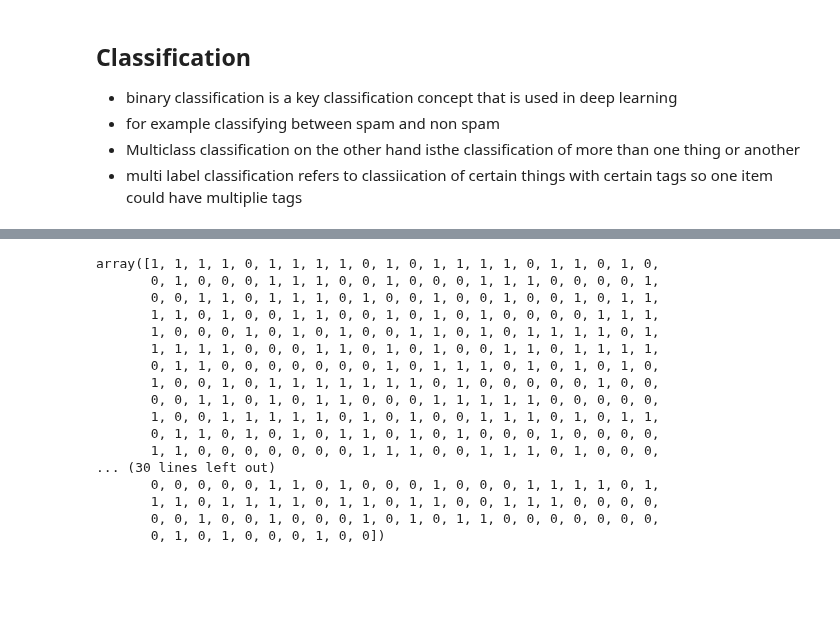
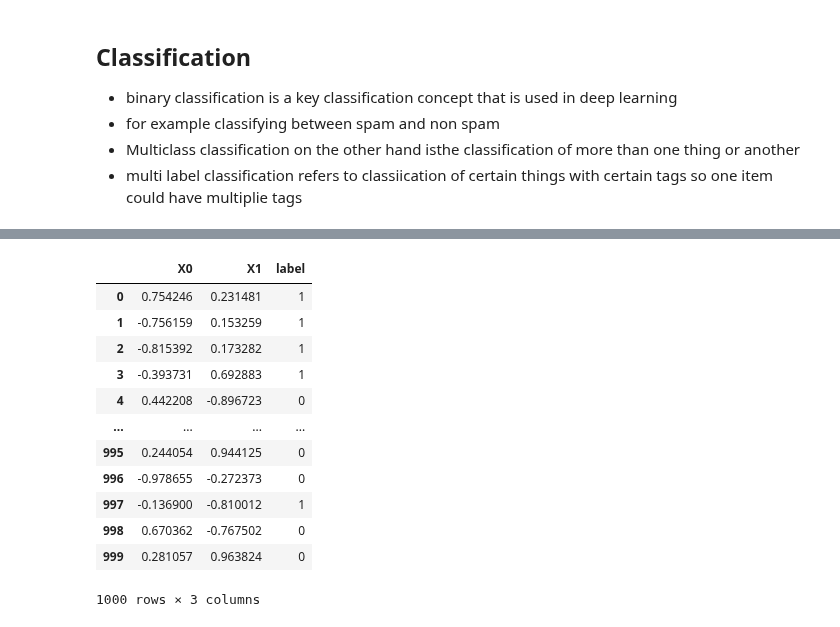
Before and after one commit to Janadhi14/tensorflow-test, a Jupyter notebook: Classification.ipynb, the cells around one changed output, grey strips where cells are left out. Cells and saved outputs as stored; diff of their text form; code cells hidden in the pictures; blank space fills up the shorter version.

```diff
--- a/Classification.ipynb
+++ b/Classification.ipynb
@@ -37,20 +44,0 @@ array([[ 0.75424625,  0.23148074],
-# %%
-y
-# %% [output]
-array([1, 1, 1, 1, 0, 1, 1, 1, 1, 0, 1, 0, 1, 1, 1, 1, 0, 1, 1, 0, 1, 0,
-       0, 1, 0, 0, 0, 1, 1, 1, 0, 0, 1, 0, 0, 0, 1, 1, 1, 0, 0, 0, 0, 1,
-       0, 0, 1, 1, 0, 1, 1, 1, 0, 1, 0, 0, 1, 0, 0, 1, 0, 0, 1, 0, 1, 1,
-       1, 1, 0, 1, 0, 0, 1, 1, 0, 0, 1, 0, 1, 0, 1, 0, 0, 0, 0, 1, 1, 1,
-       1, 0, 0, 0, 1, 0, 1, 0, 1, 0, 0, 1, 1, 0, 1, 0, 1, 1, 1, 1, 0, 1,
-       1, 1, 1, 1, 0, 0, 0, 1, 1, 0, 1, 0, 1, 0, 0, 1, 1, 0, 1, 1, 1, 1,
-       0, 1, 1, 0, 0, 0, 0, 0, 0, 0, 1, 0, 1, 1, 1, 0, 1, 0, 1, 0, 1, 0,
-       1, 0, 0, 1, 0, 1, 1, 1, 1, 1, 1, 1, 0, 1, 0, 0, 0, 0, 0, 1, 0, 0,
-       0, 0, 1, 1, 0, 1, 0, 1, 1, 0, 0, 0, 1, 1, 1, 1, 1, 0, 0, 0, 0, 0,
-       1, 0, 0, 1, 1, 1, 1, 1, 0, 1, 0, 1, 0, 0, 1, 1, 1, 0, 1, 0, 1, 1,
-       0, 1, 1, 0, 1, 0, 1, 0, 1, 1, 0, 1, 0, 1, 0, 0, 0, 1, 0, 0, 0, 0,
-       1, 1, 0, 0, 0, 0, 0, 0, 0, 1, 1, 1, 0, 0, 1, 1, 1, 0, 1, 0, 0, 0,
-... (30 lines left out)
-       0, 0, 0, 0, 0, 1, 1, 0, 1, 0, 0, 0, 1, 0, 0, 0, 1, 1, 1, 1, 0, 1,
-       1, 1, 0, 1, 1, 1, 1, 0, 1, 1, 0, 1, 1, 0, 0, 1, 1, 1, 0, 0, 0, 0,
-       0, 0, 1, 0, 0, 1, 0, 0, 0, 1, 0, 1, 0, 1, 1, 0, 0, 0, 0, 0, 0, 0,
-       0, 1, 0, 1, 0, 0, 0, 1, 0, 0])
@@ -58,0 +45,19 @@ array([1, 1, 1, 1, 0, 1, 1, 1, 1, 0, 1, 0, 1, 1, 1, 1, 0, 1, 1, 0, 1, 0,
+# %%
+# our data is a little hard to understand at the moment becasue we have X which is a number that is less than 1, so we need to visualise it
+# we are going to use oandas t o visualise this
+circles = pd.DataFrame({"X0": X[:,0], "X1":X[:,1], "label":y})
+circles
+# %% [output]
+|  | X0 | X1 | label |
+| 0 | 0.754246 | 0.231481 | 1 |
+| 1 | -0.756159 | 0.153259 | 1 |
+| 2 | -0.815392 | 0.173282 | 1 |
+| 3 | -0.393731 | 0.692883 | 1 |
+| 4 | 0.442208 | -0.896723 | 0 |
+| ... | ... | ... | ... |
+| 995 | 0.244054 | 0.944125 | 0 |
+| 996 | -0.978655 | -0.272373 | 0 |
+| 997 | -0.136900 | -0.810012 | 1 |
+| 998 | 0.670362 | -0.767502 | 0 |
+| 999 | 0.281057 | 0.963824 | 0 |
+1000 rows × 3 columns
```
Also changed, not shown: parts of 11 cells of this notebook.
